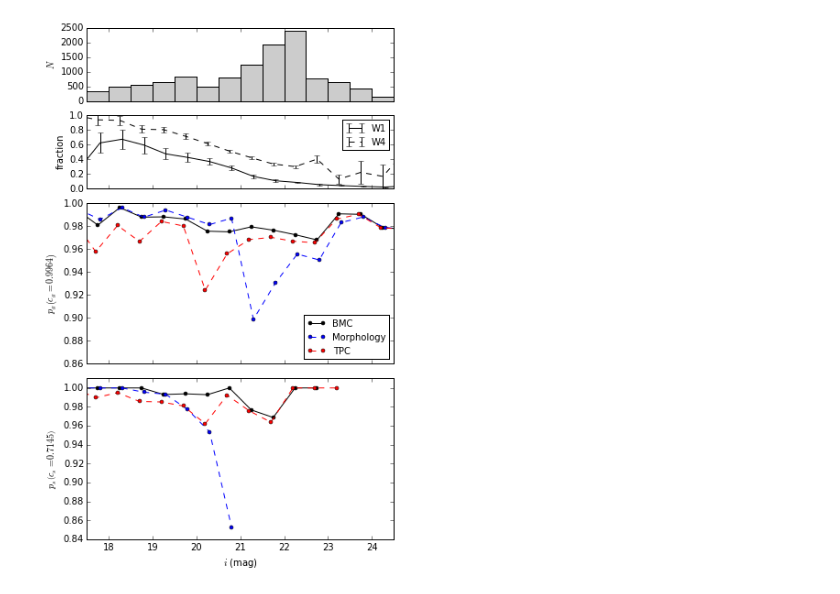
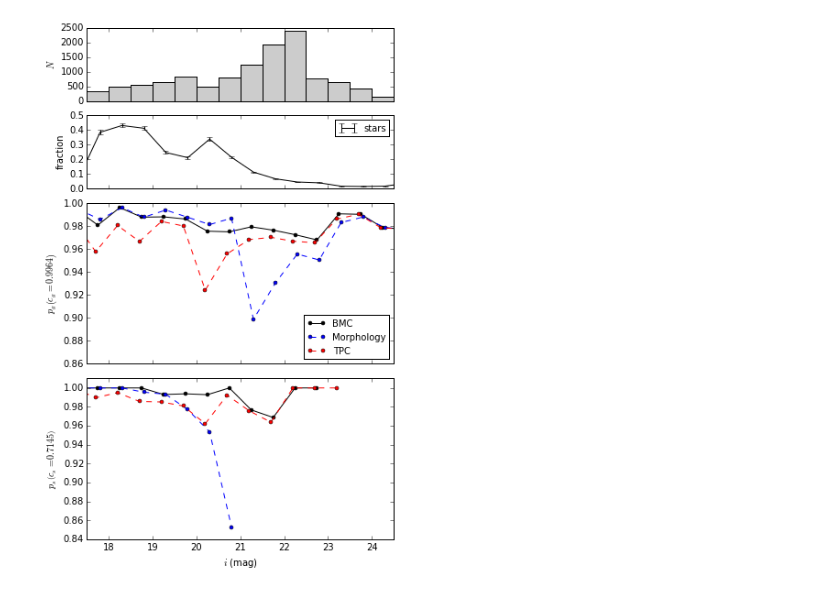
Before and after one commit to edwardjkim/astroclass, a Jupyter notebook: paper/notebooks/figure04/purity_mag.ipynb, the cells around one changed output. Drawn from its saved outputs; the diff is of its cells as text; code cells hidden in the pictures.

Commit message:
fix purity vs mag figure; add purity vs z.

```diff
--- a/paper/notebooks/figure04/purity_mag.ipynb
+++ b/paper/notebooks/figure04/purity_mag.ipynb
@@ -7,3 +1,9 @@ plt.rc('legend', fontsize=10)
+# %%
+from __future__ import division, print_function, unicode_literals
+%matplotlib inline
+import numpy as np
+import matplotlib.pyplot as plt
+plt.rc('legend', fontsize=10)
 # %%
 truth_train = np.loadtxt('../../data/truth_train.dat')
 truth_test = np.loadtxt('../../data/truth_test.dat')
@@ -39,29 +35,25 @@ morph_test = morph_class(mag_i_test, r_h_test, cut=[mag_i_lower, mag_i_upper, r_
 bins = np.arange(17, 25.5, 0.5)
 bins_center = (bins[1:] + bins[:-1]) / 2
 # %%
-n_stars_w1_train, _ = np.histogram(mag_i_train[mask_w1_train & (truth_train == 1)], bins=bins)
-n_stars_w1_test, _ = np.histogram(mag_i_test[mask_w1_test & (truth_test == 1)], bins=bins)
-n_stars_w1 = n_stars_w1_train + n_stars_w1_test
+n_stars_train, _ = np.histogram(mag_i_train[truth_train == 1], bins=bins)
+n_stars_test, _ = np.histogram(mag_i_test[truth_test == 1], bins=bins)
+n_stars = n_stars_train + n_stars_test
 
-#n_gals_w1_train, _ = np.histogram(mag_i_train[mask_w1_train & (truth_train == 0)], bins=bins)
-#n_gals_w1_test, _ = np.histogram(mag_i_test[mask_w1_test & (truth_test == 0)], bins=bins)
-#n_gals_w1 = n_gals_w1_train + n_gals_w1_test
+n_total_train, _ = np.histogram(mag_i_train, bins=bins)
+n_total_test, _ = np.histogram(mag_i_test, bins=bins)
+n_total = n_total_train + n_total_test
 
-n_total_w1_train, _ = np.histogram(mag_i_train[mask_w1_train], bins=bins)
-n_total_w1_test, _ = np.histogram(mag_i_test[mask_w1_test], bins=bins)
-n_total_w1 = n_total_w1_train + n_total_w1_test
-
-n_stars_w4_train, _ = np.histogram(mag_i_train[mask_w4_train & (truth_train == 1)], bins=bins)
-n_stars_w4_test, _ = np.histogram(mag_i_test[mask_w4_test & (truth_test == 1)], bins=bins)
-n_stars_w4 = n_stars_w4_train + n_stars_w4_test
+#n_stars_w4_train, _ = np.histogram(mag_i_train[mask_w4_train & (truth_train == 1)], bins=bins)
+#n_stars_w4_test, _ = np.histogram(mag_i_test[mask_w4_test & (truth_test == 1)], bins=bins)
+#n_stars_w4 = n_stars_w4_train + n_stars_w4_test
 
 #n_gals_w4_train, _ = np.histogram(mag_i_train[mask_w4_train & (truth_train == 0)], bins=bins)
 #n_gals_w4_test, _ = np.histogram(mag_i_test[mask_w4_test & (truth_test == 0)], bins=bins)
 #n_gals_w4 = n_gals_w4_train + n_gals_w1_test
 
-n_total_w4_train, _ = np.histogram(mag_i_train[mask_w4_train], bins=bins)
-n_total_w4_test, _ = np.histogram(mag_i_test[mask_w4_test], bins=bins)
-n_total_w4 = n_total_w4_train + n_total_w4_test
+#n_total_w4_train, _ = np.histogram(mag_i_train[mask_w4_train], bins=bins)
+#n_total_w4_test, _ = np.histogram(mag_i_test[mask_w4_test], bins=bins)
+#n_total_w4 = n_total_w4_train + n_total_w4_test
 # %%
 def calc_completeness_purity(truth, classif, mag, p_cut=0.5, bins=np.arange(16, 26, 0.5)):
     '''
@@ -232,13 +224,12 @@ ax0.hist(mag_i_test, bins=bins, histtype='bar', color='0.8')
 ax0.set_xlim(17.5, 24.5)
 ax0.set_ylabel('$N$')
 
-ax1.errorbar(bins_center + x_offset, n_stars_w1 / n_total_w1, yerr=np.sqrt(n_stars_w1) / n_total_w1,
-             label='W1', ls='-', c='k')#, marker='o', markersize=4)
-ax1.errorbar(bins_center, n_stars_w4 / n_total_w4, yerr=np.sqrt(n_stars_w4) / n_total_w4,
-             label='W4', ls='--', c='k')#, marker='s', markersize=4)
+ax1.errorbar(bins_center + x_offset, n_stars / n_total, yerr=np.sqrt(n_stars) / n_total,
+             label='stars', ls='-', c='k')#, marker='o', markersize=4)
+
 #ax1.plot(bins_center, ngals / nvvds, label='galaxies', ls='--', c='k', marker='s')
 ax1.set_xlim(17.5, 24.5)
-ax1.set_ylim(0, 1)
+ax1.set_ylim(0, 0.5)
 ax1.set_ylabel('fraction')
 ax1.legend(loc='upper right')
 
@@ -251,31 +242,31 @@ ax2.errorbar(bins_center + x_offset, morph['galaxy_purity'],
 ax2.errorbar(bins_center - x_offset, tpc_mg['galaxy_purity'],
              #yerr=morph['galaxy_purity_error'],
              label='TPC', ls='--', c='r', marker='o', markersize=4)
 ax2.legend(loc='lower right')
 
 ax2.set_xlim(17.5, 24.5)
 ax2.set_ylim(0.86, 1.0)
 #ax2.set_yticks([0.9, 0.95, 1.0])
 ax2.set_ylabel(r'$p_g\left(c_g=0.9964\right)$')
 
 ax3.errorbar(bins_center, bmc_ms['star_purity'],
              #yerr=[bmc_ms['star_purity_lower'], bmc_ms['star_purity_upper']],
              label='BMC', ls='-', c='k', marker='o', markersize=4)
 ax3.errorbar(bins_center + x_offset, morph['star_purity'],
              #yerr=[morph['star_purity_lower'], morph['star_purity_upper']],
              label='Morphology', ls='--', c='b', marker='o', markersize=4)
 ax3.errorbar(bins_center - x_offset, tpc_ms['star_purity'],
              #yerr=[tpc_ms['star_purity_lower'], tpc_ms['star_purity_upper']],
              label='TPC', ls='--', c='r', marker='o', markersize=4)
 
 ax3.set_ylabel(r'$p_s\left(c_s=0.7145\right)$')
 ax3.set_xlim(17.5, 24.5)
 ax3.set_ylim(0.84, 1.01)
 
 ax3.set_xlabel(r'$i$ (mag)')
 
 plt.savefig('../../figures/purity_mag.eps')
 
 plt.show()
 # %% [output]
-[figure, old version]
+[figure, new version]
```
Also changed, not shown: parts of 2 cells of this notebook, 7 other files.
